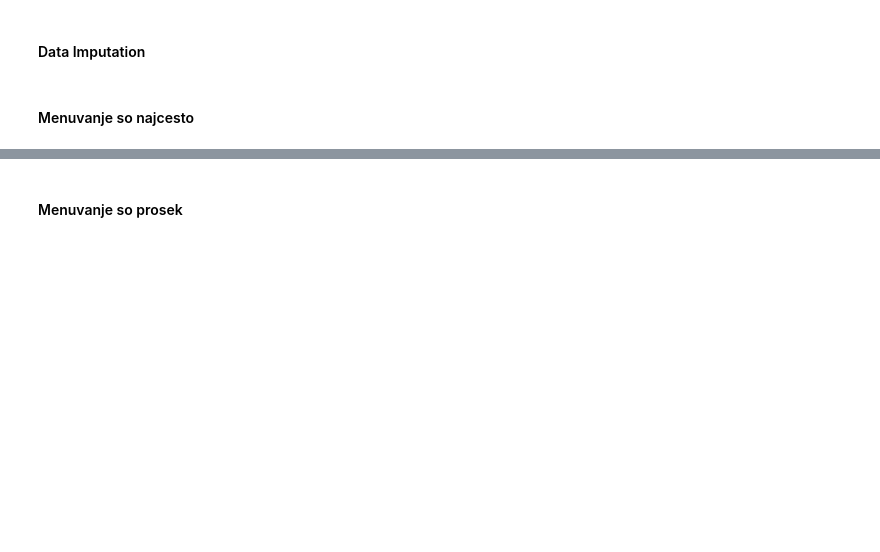
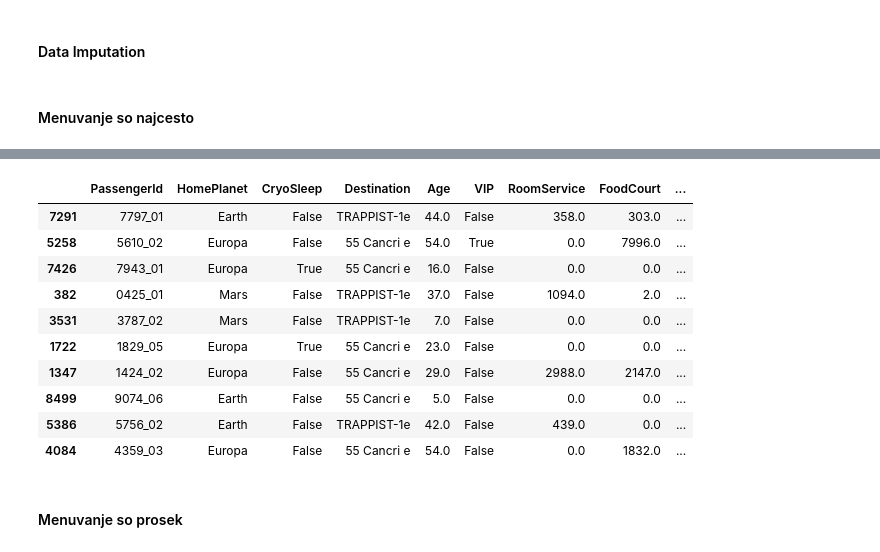
Before and after one commit to GogoPro27/VNP, a Jupyter notebook: AUD/aud_03_data_preparation.ipynb, the cells around one changed output, grey strips where cells are left out. Saved outputs shown, nothing was run; the diff lists cells and outputs as text; code cells hidden in the pictures; blank space fills up the shorter version.

```diff
--- a/AUD/aud_03_data_preparation.ipynb
+++ b/AUD/aud_03_data_preparation.ipynb
@@ -144,6 +187,20 @@ VRDeck          186
 Name            199
 Transported       0
 dtype: int64
+# %%
+data.sample(10)
+# %% [output]
+|  | PassengerId | HomePlanet | CryoSleep | Destination | Age | VIP | RoomService | FoodCourt | ... |
+| 7291 | 7797_01 | Earth | False | TRAPPIST-1e | 44.0 | False | 358.0 | 303.0 | ... |
+| 5258 | 5610_02 | Europa | False | 55 Cancri e | 54.0 | True | 0.0 | 7996.0 | ... |
+| 7426 | 7943_01 | Europa | True | 55 Cancri e | 16.0 | False | 0.0 | 0.0 | ... |
+| 382 | 0425_01 | Mars | False | TRAPPIST-1e | 37.0 | False | 1094.0 | 2.0 | ... |
+| 3531 | 3787_02 | Mars | False | TRAPPIST-1e | 7.0 | False | 0.0 | 0.0 | ... |
+| 1722 | 1829_05 | Europa | True | 55 Cancri e | 23.0 | False | 0.0 | 0.0 | ... |
+| 1347 | 1424_02 | Europa | False | 55 Cancri e | 29.0 | False | 2988.0 | 2147.0 | ... |
+| 8499 | 9074_06 | Earth | False | 55 Cancri e | 5.0 | False | 0.0 | 0.0 | ... |
+| 5386 | 5756_02 | Earth | False | TRAPPIST-1e | 42.0 | False | 439.0 | 0.0 | ... |
+| 4084 | 4359_03 | Europa | False | 55 Cancri e | 54.0 | False | 0.0 | 1832.0 | ... |
 # %% [markdown]
 <h4>Menuvanje so prosek</h4>
 # %%
```
Also changed, not shown: parts of 16 cells of this notebook, 41 other files.
